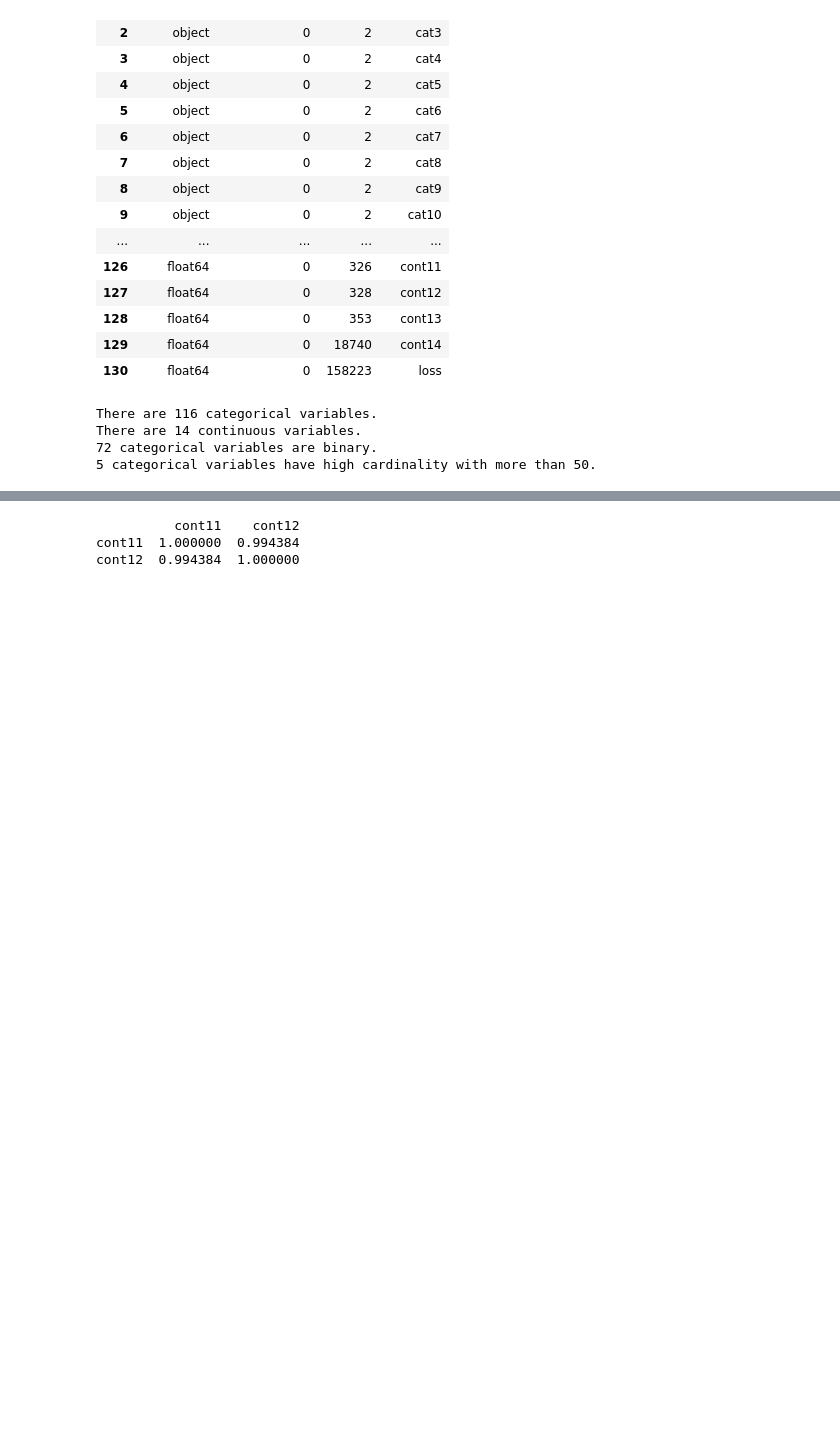
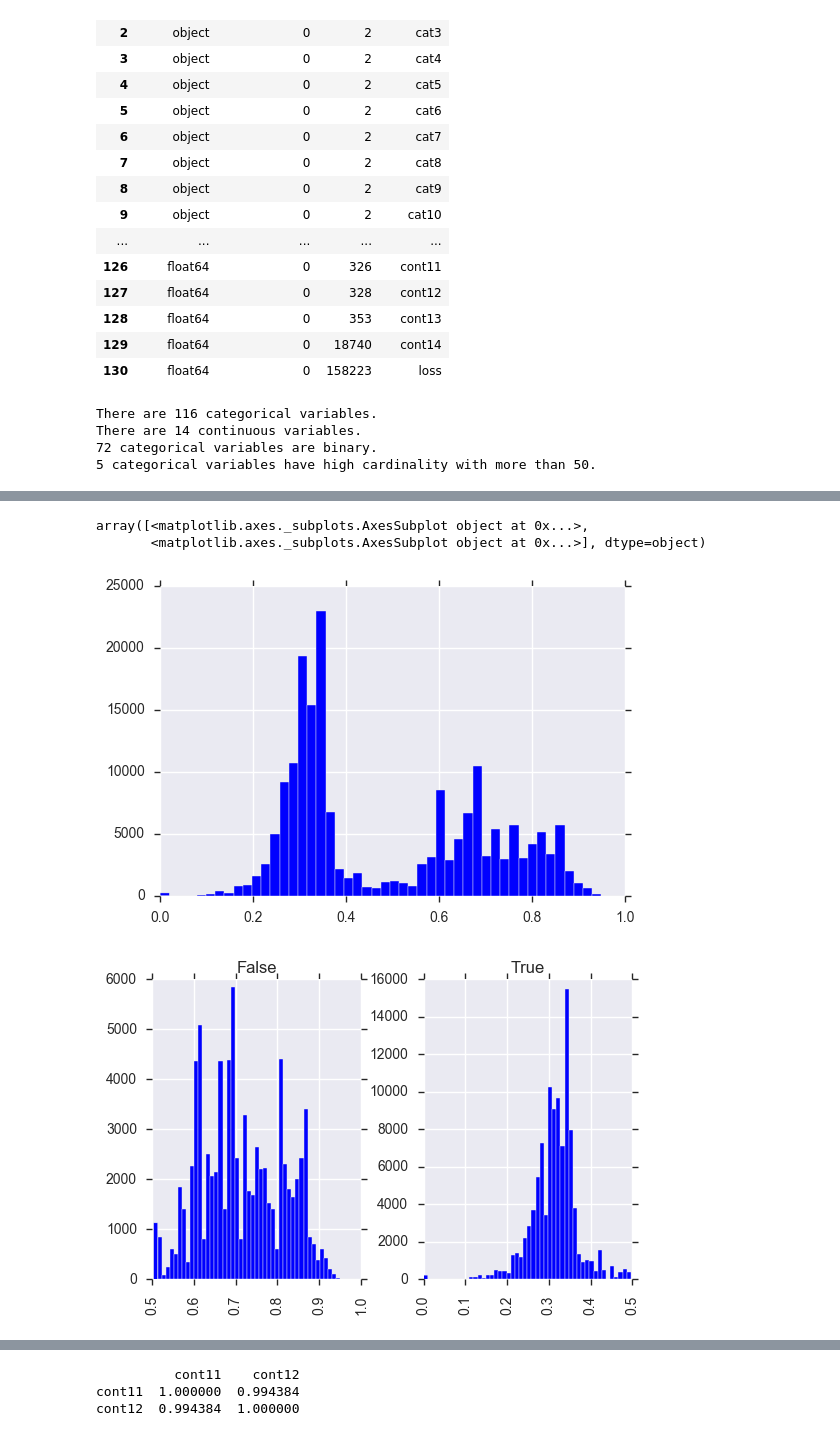
Before and after one commit to rlshuhart/Allstate_Claims_Severity, a Jupyter notebook: notebooks/1_Business_and_Data_Understanding.ipynb, the cells around one changed output, grey strips where cells are left out. Saved outputs shown, nothing was run; the diff lists cells and outputs as text; code cells hidden in the pictures; blank space fills up the shorter version.

```diff
--- a/notebooks/1_Business_and_Data_Understanding.ipynb
+++ b/notebooks/1_Business_and_Data_Understanding.ipynb
@@ -110,0 +121,9 @@ train[train['loss']<40000]['loss'].plot.hist(by=train[train['loss']<40000]['cat1
+# %%
+cont13a = train['cont13'] < .5
+train['cont13'].hist(bins=50)
+train['cont13'].hist(bins=50, by=cont13a)
+# %% [output]
+array([<matplotlib.axes._subplots.AxesSubplot object at 0x...>,
+       <matplotlib.axes._subplots.AxesSubplot object at 0x...>], dtype=object)
+[figure, added]
+[figure, added]
```
Also changed, not shown: parts of 22 cells of this notebook, 1 other file.
